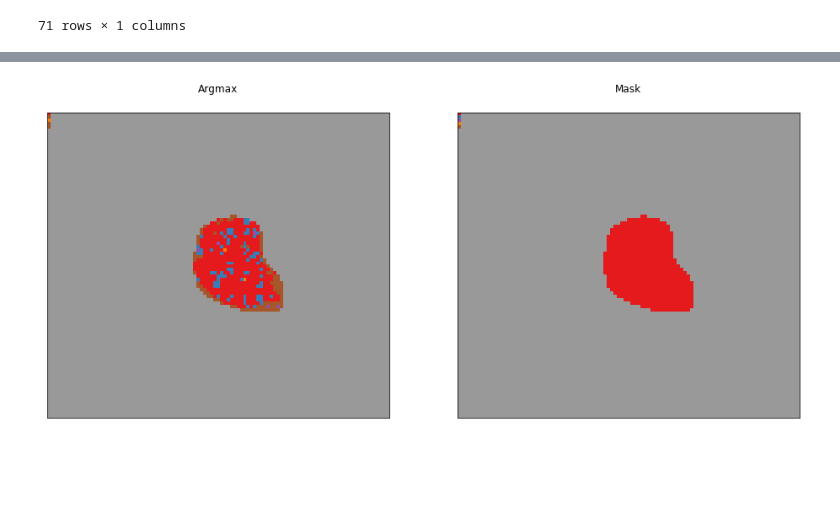
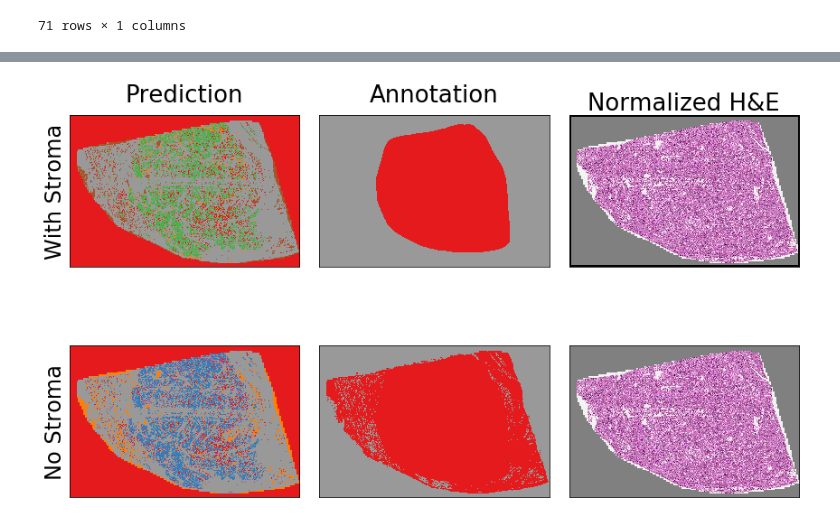
Before and after one commit to BioImageInformatics/gleason_grade, a Jupyter notebook: notebooks/view_tiled_classification.ipynb, the cells around one changed output, grey strips where cells are left out. Cells and saved outputs as stored; diff of their text form; code cells hidden in the pictures; blank space fills up the shorter version.

```diff
--- a/notebooks/view_tiled_classification.ipynb
+++ b/notebooks/view_tiled_classification.ipynb
@@ -14,6 +14,24 @@ import glob
 !ls ../tfhub/inference
 # %% [output]
 inception_v3  mobilenet_v1_025_128  mobilenet_v2_100_128  nasnet_mobile
+# %%
+def draw_contour(mask, rgb):
+    mask = (mask != 6).astype(np.uint8)
+    print(mask.shape, rgb.shape)
+    im2, contours, hierarchy = cv2.findContours(mask,cv2.RETR_TREE,cv2.CHAIN_APPROX_SIMPLE)
+#     print(contours)
+    rgb2 = np.copy(rgb)
+    cv2.drawContours(rgb2, contours, 0, (0,0,0), 50)
+    return rgb2
+
+def draw_contour_all(mask, rgb):
+    mask = (mask != 6).astype(np.uint8)
+    print(mask.shape, rgb.shape)
+    im2, contours, hierarchy = cv2.findContours(mask,cv2.RETR_TREE,cv2.CHAIN_APPROX_SIMPLE)
+#     print(contours)
+    rgb2 = np.copy(rgb)
+    cv2.drawContours(rgb2, contours, -1, (0,0,0), 3)
+    return rgb2
 # %%
 mask_list = glob.glob('../data/wsi_annotation/*png')
 mask_paths = pd.DataFrame(mask_list, index=[os.path.basename(x).replace('.png', '') for x in mask_list])
@@ -38,7 +56,9 @@ mask_paths
 | 1304705 | ../data/wsi_annotation/1304705.png |
 71 rows × 1 columns
 # %%
-inf_list = glob.glob('../tfhub/inference/inception_v3/*npy')
+inf_list = glob.glob('../unet/10x/inference/*npy')
+rgb_list = glob.glob('../unet/10x/inference/*rgb.jpg')
+rgb_paths = pd.DataFrame(rgb_list, index=[os.path.basename(x).replace('_rgb.jpg', '') for x in rgb_list])
 print(len(inf_list))
 
 inf_path = np.random.choice(inf_list,1)[0]
@@ -47,30 +67,56 @@ print(inf_path, inf_base)
 
 x = np.load(inf_path)
 mask = cv2.imread(mask_paths.loc[inf_base,0], -1)
+rgb = cv2.imread(rgb_paths.loc[inf_base,0], -1)[:,:,::-1]
 x_, y_ = x.shape[:2]
 mask = cv2.resize(mask, dsize=(y_, x_), interpolation=cv2.INTER_NEAREST)
 print(mask.shape, np.unique(mask))
-mask[0:5, 0] = np.arange(5)
 
-fig, axs = plt.subplots(1,2,figsize=(16, 8))
-# for idx in range(5):
-#     axs[idx].matshow(x[:,:,idx], cmap='jet')
-#     axs[idx].set_yticks([])
-#     axs[idx].set_xticks([])
-#     axs[idx].set_title('{}'.format(idx))
+fig, axs = plt.subplots(2,3,figsize=(12, 8))
 
 amax = np.argmax(x, axis=-1)
-amax[mask==255] = 6
-mask[mask==255] = 6
-print('argmax:', np.unique(amax))
-print('mask:', np.unique(mask))
-axs[-2].matshow(amax, cmap='Set1')
-axs[-2].set_yticks([])
-axs[-2].set_xticks([])
-axs[-2].set_title('Argmax')
+## Take away unannotated area
+# amax[mask==255] = 6
+# mask[mask==255] = 6
 
-axs[-1].matshow(mask, cmap='Set1')
-axs[-1].set_yticks([])
-axs[-1].set_xticks([])
-axs[-1].set_title('Mask')
+mask[0:5, 0] = np.arange(5)
+amax[0:5, 0] = np.arange(5)
+
+axs[0][0].matshow(amax, cmap='Set1')
+axs[0][0].set_yticks([])
+axs[0][0].set_xticks([])
+axs[0][0].set_title('Prediction', fontsize=26)
+axs[0][0].set_ylabel('With Stroma', fontsize=24)
+
+axs[0][1].matshow(mask, cmap='Set1')
+axs[0][1].set_yticks([])
+axs[0][1].set_xticks([])
+axs[0][1].set_title('Annotation', fontsize=26)
+
+rgb_marked = draw_contour(mask, rgb)
+axs[0][2].imshow(rgb_marked)
+axs[0][2].set_yticks([])
+axs[0][2].set_xticks([])
+axs[0][2].set_title('Normalized H&E', fontsize=26)
+
+## Take away stroma
+mask[amax==4] = 6
+amax[amax==4] = 6
+
+# rgb_marked = draw_contour_all(mask, rgb)
+axs[1][2].imshow(rgb)
+axs[1][2].set_yticks([])
+axs[1][2].set_xticks([])
+
+axs[1][0].matshow(amax, cmap='Set1')
+axs[1][0].set_yticks([])
+axs[1][0].set_xticks([])
+axs[1][0].set_ylabel('No Stroma', fontsize=24)
+
+axs[1][1].matshow(mask, cmap='Set1')
+axs[1][1].set_yticks([])
+axs[1][1].set_xticks([])
+plt.tight_layout()
+
+# plt.savefig('/home/nathan/Dropbox/_papers/gleason_grade/wsi_pred_label.pdf', bbox_inches='tight')
 # %% [output]
@@ -83,2 +127,2 @@ Text(0.5,1.05,'Mask')
-[figure, old version]
+[figure, new version]
 # %%
```
Also changed, not shown: parts of 2 cells of this notebook, 2 other files.
